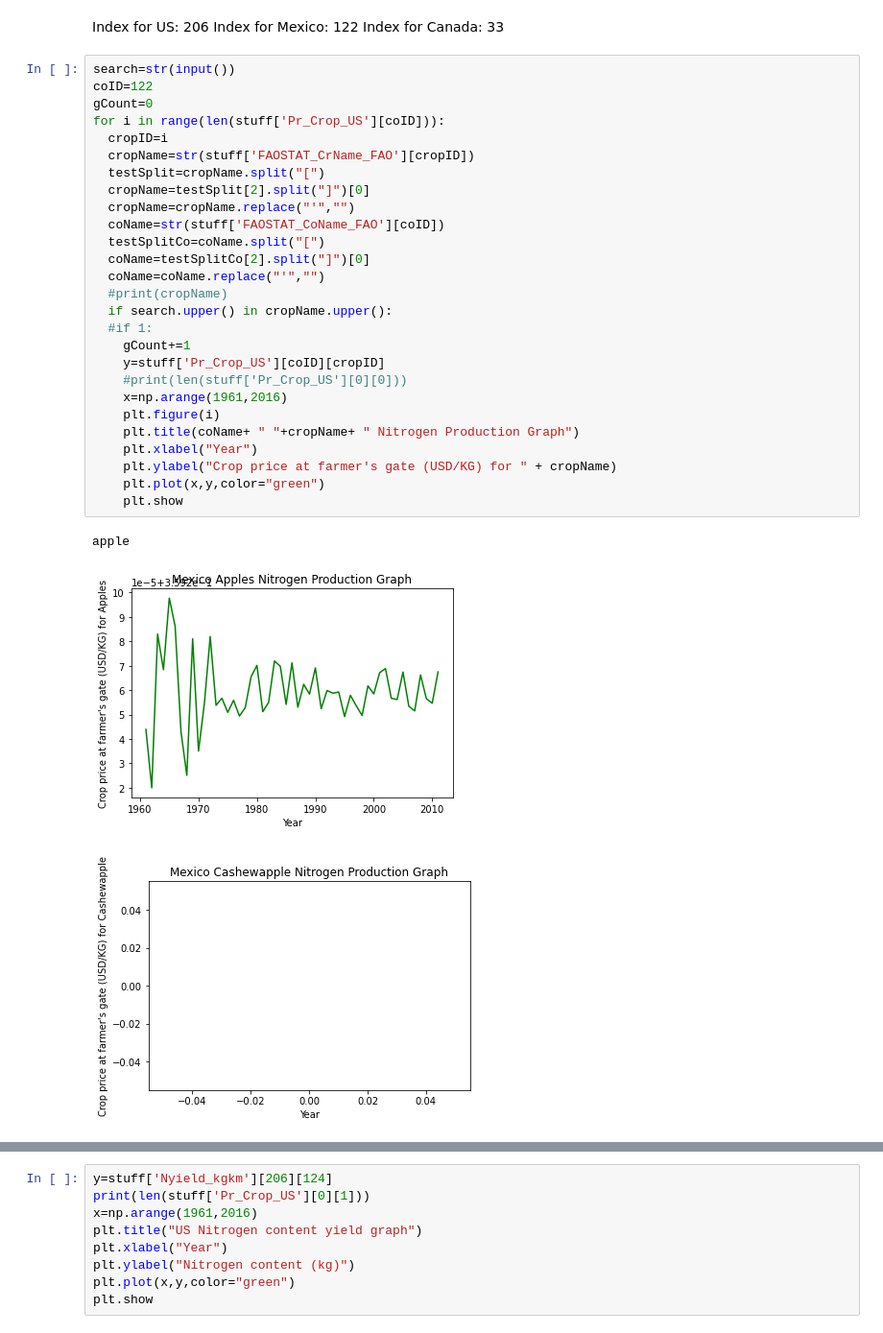
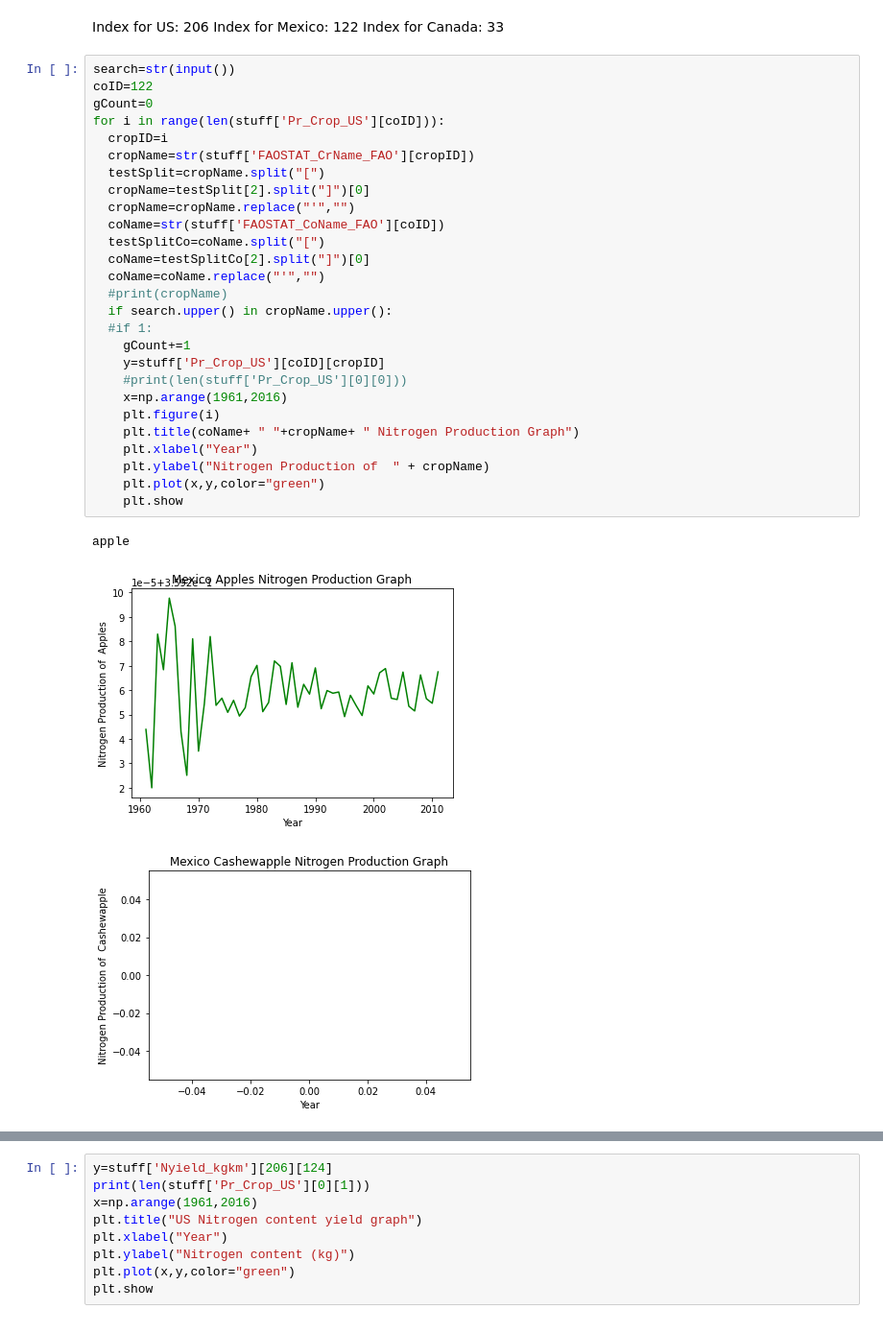
Before and after one commit to jfernandez37/495Project, a Jupyter notebook: Directed_consulting_495.ipynb, the cells around one changed output, grey strips where cells are left out. Shown at 96% size. Saved outputs shown, nothing was run; the diff lists cells and outputs as text.

Commit message:
updated graphs for nitrogen yield

```diff
--- a/Directed_consulting_495.ipynb
+++ b/Directed_consulting_495.ipynb
@@ -60,31 +60,31 @@ Index for Canada: 33
 # %%
 search=str(input())
 coID=122
 gCount=0
 for i in range(len(stuff['Pr_Crop_US'][coID])):
   cropID=i
   cropName=str(stuff['FAOSTAT_CrName_FAO'][cropID])
   testSplit=cropName.split("[")
   cropName=testSplit[2].split("]")[0]
   cropName=cropName.replace("'","")
   coName=str(stuff['FAOSTAT_CoName_FAO'][coID])
   testSplitCo=coName.split("[")
   coName=testSplitCo[2].split("]")[0]
   coName=coName.replace("'","")
   #print(cropName)
   if search.upper() in cropName.upper():
   #if 1:
     gCount+=1
     y=stuff['Pr_Crop_US'][coID][cropID]
     #print(len(stuff['Pr_Crop_US'][0][0]))
     x=np.arange(1961,2016)
     plt.figure(i)
     plt.title(coName+ " "+cropName+ " Nitrogen Production Graph")
     plt.xlabel("Year")
-    plt.ylabel("Crop price at farmer's gate (USD/KG) for " + cropName)
+    plt.ylabel("Nitrogen Production of  " + cropName)
     plt.plot(x,y,color="green")
     plt.show
 # %% [output]
 apple
-[figure, old version]
+[figure, new version]
-[figure, old version]
+[figure, new version]
```
Also changed, not shown: parts of 3 cells of this notebook.
